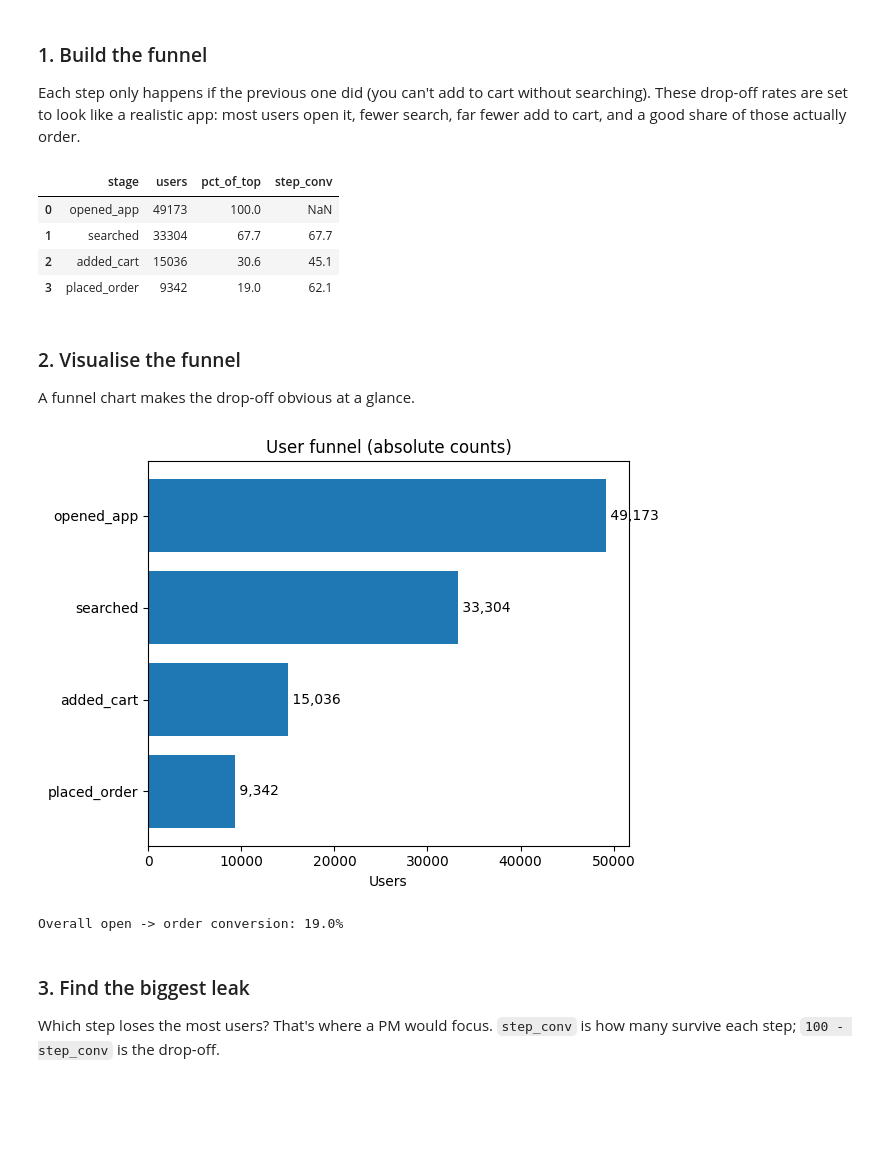
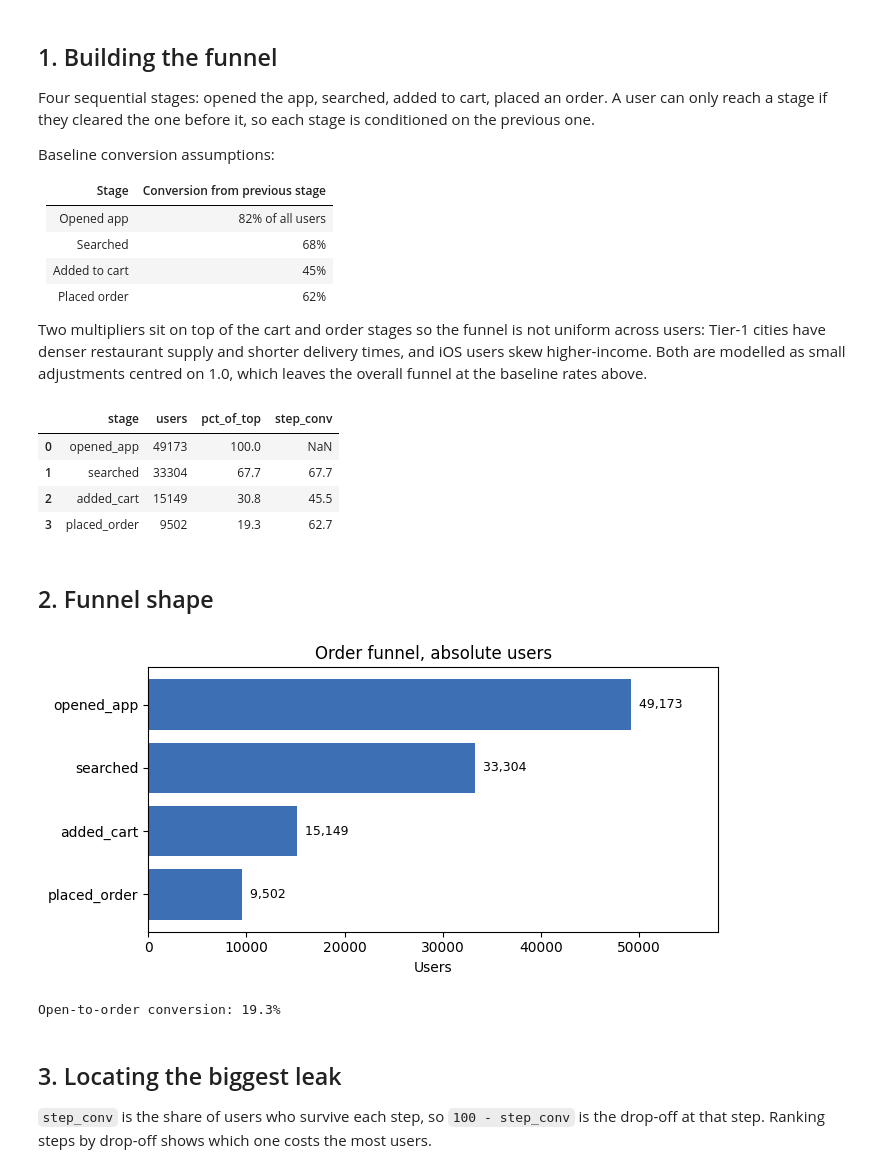
Before and after one commit to avijitdwivedi1/food-delivery-funnel, a Jupyter notebook: Food_Delivery_Funnel_Analysis.ipynb, the cells around one changed output. Cells and saved outputs as stored; diff of their text form; code cells hidden in the pictures; blank space fills up the shorter version.

```diff
--- a/Food_Delivery_Funnel_Analysis.ipynb
+++ b/Food_Delivery_Funnel_Analysis.ipynb
@@ -28,44 +35,68 @@ users.head()
 | 2 | 3 | 7 | Tier 3 | iOS |
 | 3 | 4 | 5 | Tier 1 | Android |
 | 4 | 5 | 5 | Tier 1 | iOS |
-# %% [markdown]
-### 1. Build the funnel
-Each step only happens if the previous one did (you can't add to cart without searching).
-These drop-off rates are set to look like a realistic app: most users open it, fewer search,
-far fewer add to cart, and a good share of those actually order.
+# %% [markdown]
+## 1. Building the funnel
+
+Four sequential stages: opened the app, searched, added to cart, placed an order. A user can
+only reach a stage if they cleared the one before it, so each stage is conditioned on the
+previous one.
+
+Baseline conversion assumptions:
+
+| Stage | Conversion from previous stage |
+| --- | --- |
+| Opened app | 82% of all users |
+| Searched | 68% |
+| Added to cart | 45% |
+| Placed order | 62% |
+
+Two multipliers sit on top of the cart and order stages so the funnel is not uniform across
+users: Tier-1 cities have denser restaurant supply and shorter delivery times, and iOS users
+skew higher-income. Both are modelled as small adjustments centred on 1.0, which leaves the
+overall funnel at the baseline rates above.
 # %%
-users["opened_app"]   = rng.random(N) < 0.82
-users["searched"]     = users["opened_app"] & (rng.random(N) < 0.68)
-users["added_cart"]   = users["searched"]   & (rng.random(N) < 0.45)
-users["placed_order"] = users["added_cart"] & (rng.random(N) < 0.62)
+tier_effect = users["city_tier"].map({"Tier 1": 1.06, "Tier 2": 0.98, "Tier 3": 0.88})
+device_effect = users["device"].map({"Android": 0.98, "iOS": 1.05})
+effect = (tier_effect * device_effect).to_numpy()
 
-stages = ["opened_app","searched","added_cart","placed_order"]
+users["opened_app"] = rng.random(N) < 0.82
+users["searched"] = users["opened_app"] & (rng.random(N) < 0.68)
+users["added_cart"] = users["searched"] & (rng.random(N) < 0.45 * effect)
+users["placed_order"] = users["added_cart"] & (rng.random(N) < 0.62 * effect)
+
+stages = ["opened_app", "searched", "added_cart", "placed_order"]
+
 funnel = pd.DataFrame({"stage": stages, "users": [int(users[s].sum()) for s in stages]})
 funnel["pct_of_top"] = (funnel["users"] / funnel["users"].iloc[0] * 100).round(1)
-funnel["step_conv"]  = (funnel["users"] / funnel["users"].shift(1) * 100).round(1)
+funnel["step_conv"] = (funnel["users"] / funnel["users"].shift(1) * 100).round(1)
 funnel
 # %% [output]
 |  | stage | users | pct_of_top | step_conv |
 | 0 | opened_app | 49173 | 100.0 | NaN |
 | 1 | searched | 33304 | 67.7 | 67.7 |
-| 2 | added_cart | 15036 | 30.6 | 45.1 |
-| 3 | placed_order | 9342 | 19.0 | 62.1 |
+| 2 | added_cart | 15149 | 30.8 | 45.5 |
+| 3 | placed_order | 9502 | 19.3 | 62.7 |
-# %% [markdown]
-### 2. Visualise the funnel
-A funnel chart makes the drop-off obvious at a glance.
+# %% [markdown]
+## 2. Funnel shape
 # %%
-plt.barh(funnel["stage"][::-1], funnel["users"][::-1])
-plt.title("User funnel (absolute counts)"); plt.xlabel("Users")
+fig, ax = plt.subplots(figsize=(7, 3.6))
+ax.barh(funnel["stage"][::-1], funnel["users"][::-1], color="#3d6fb4")
 for i, v in enumerate(funnel["users"][::-1]):
-    plt.text(v, i, f" {v:,}", va="center")
-plt.tight_layout(); plt.show()
+    ax.text(v, i, f"  {v:,}", va="center", fontsize=9)
+ax.set_xlim(0, funnel["users"].max() * 1.18)
+ax.set_xlabel("Users")
+ax.set_title("Order funnel, absolute users")
+plt.tight_layout()
+plt.show()
 
 overall = funnel["users"].iloc[-1] / funnel["users"].iloc[0] * 100
-print(f"Overall open -> order conversion: {overall:.1f}%")
+print(f"Open-to-order conversion: {overall:.1f}%")
 # %% [output]
-[figure, old version]
+[figure, new version]
-Overall open -> order conversion: 19.0%
+Open-to-order conversion: 19.3%
 # %% [markdown]
-### 3. Find the biggest leak
-Which step loses the most users? That's where a PM would focus.
-`step_conv` is how many survive each step; `100 - step_conv` is the drop-off.
+## 3. Locating the biggest leak
+
+`step_conv` is the share of users who survive each step, so `100 - step_conv` is the drop-off
+at that step. Ranking steps by drop-off shows which one costs the most users.
```
Also changed, not shown: parts of 21 cells of this notebook.
